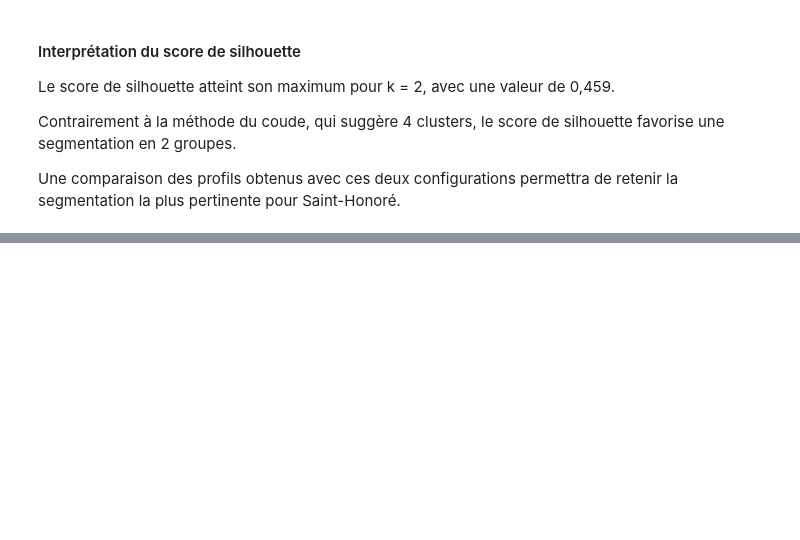
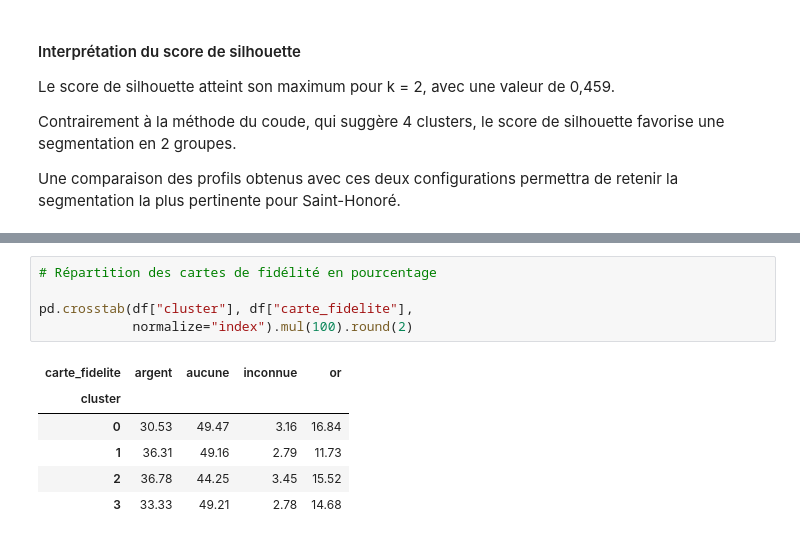
Before and after one commit to Youcef501/datamining-saint-honore, a Jupyter notebook: notebooks/07_08_analyse.ipynb, the cells around one changed output, grey strips where cells are left out. Drawn from its saved outputs; the diff is of its cells as text; blank space fills up the shorter version.

```diff
--- a/notebooks/07_08_analyse.ipynb
+++ b/notebooks/07_08_analyse.ipynb
@@ -169,0 +250,12 @@ la plus pertinente pour Saint-Honoré.
+# %%
+# Répartition des cartes de fidélité en pourcentage
+
+pd.crosstab(df["cluster"], df["carte_fidelite"],
+            normalize="index").mul(100).round(2)
+# %% [output]
+| carte_fidelite | argent | aucune | inconnue | or |
+| cluster |  |  |  |  |
+| 0 | 30.53 | 49.47 | 3.16 | 16.84 |
+| 1 | 36.31 | 49.16 | 2.79 | 11.73 |
+| 2 | 36.78 | 44.25 | 3.45 | 15.52 |
+| 3 | 33.33 | 49.21 | 2.78 | 14.68 |
```
Also changed, not shown: parts of 7 cells of this notebook.
